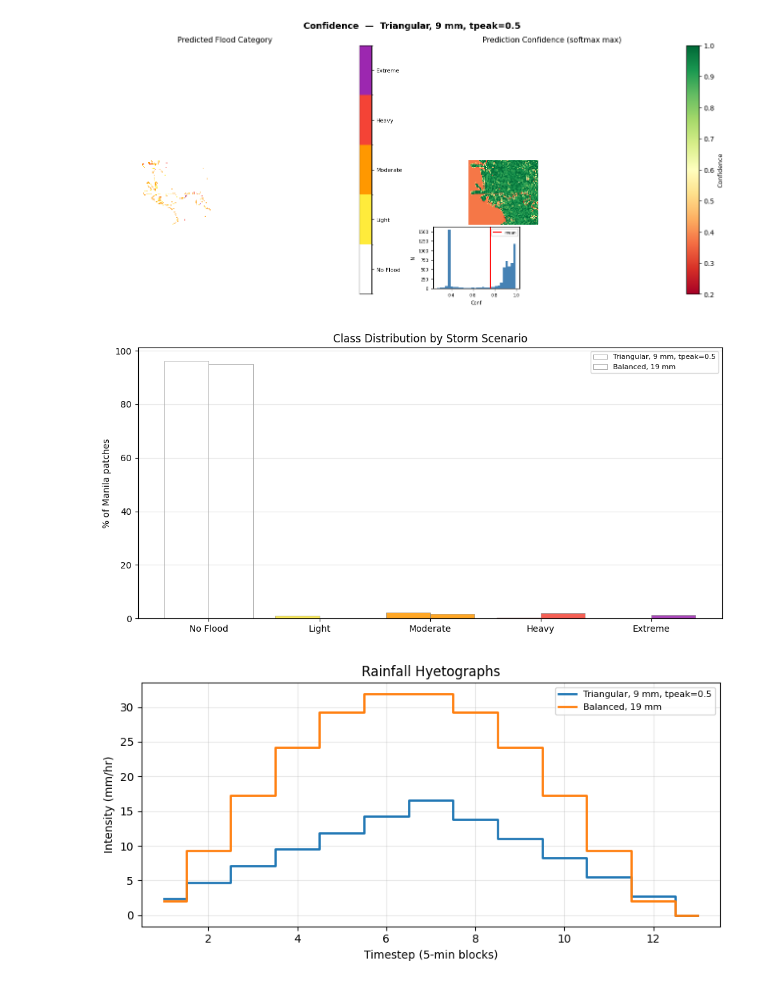
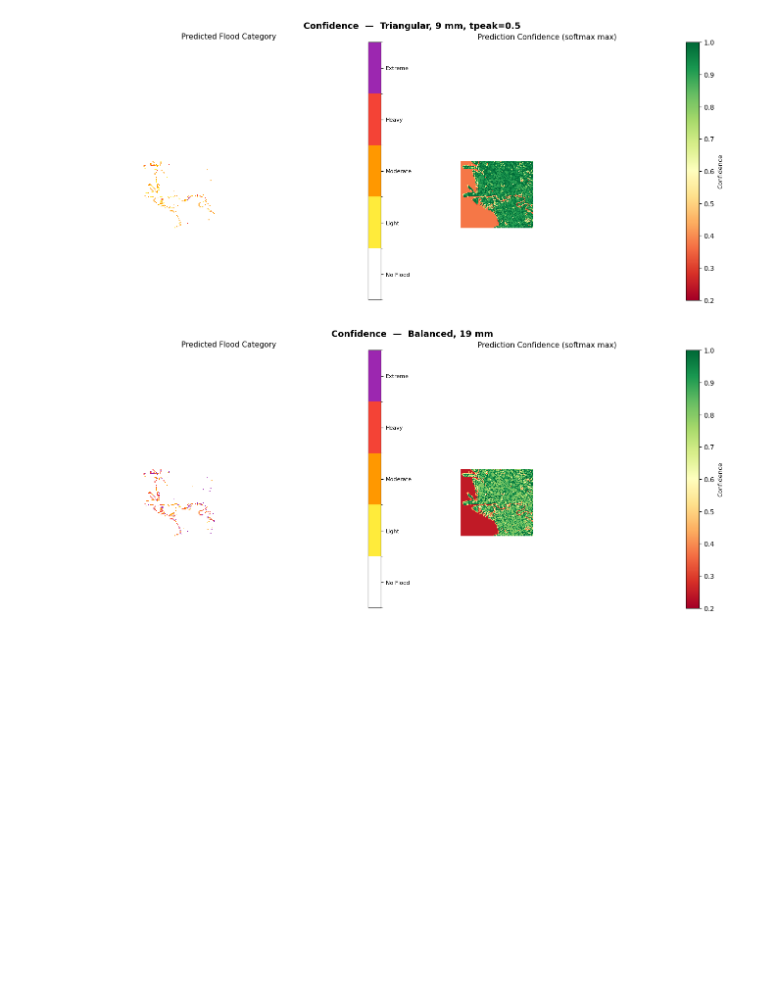
Before and after one commit to daluyanprojects/th3-experiments, a Jupyter notebook: inference.ipynb, the cells around one changed output. Saved outputs shown, nothing was run; the diff lists cells and outputs as text; code cells hidden in the pictures; blank space fills up the shorter version.

```diff
--- a/inference.ipynb
+++ b/inference.ipynb
@@ -24,19 +159,11 @@ result2 = predict_with_confidence(engine, storm_type='balanced', depth_mm=19)
 # %%
 from visualize_inference import (plot_confidence, plot_comparison, plot_class_distribution, plot_hyetograph)
-
 # Compare both storms on same scale
 plot_comparison([result1, result2], engine)
-
 # Where the model is uncertain
 plot_confidence(result1, engine)
-
-# Class breakdown per storm
-plot_class_distribution([result1, result2])
-
-# The hyetographs that were fed to the model
-plot_hyetograph([result1, result2])
+plot_confidence(result2, engine)
 # %% [output]
 [figure]
-[figure, old version]
+[figure, new version]
-[figure, old version]
+[figure, new version]
-[figure, removed]
```
Also changed, not shown: parts of 3 cells of this notebook, 4 other files.
